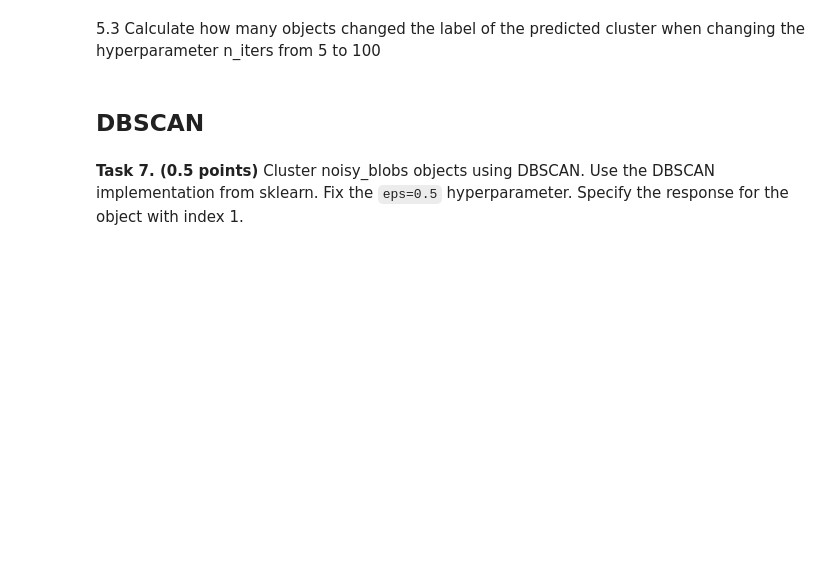
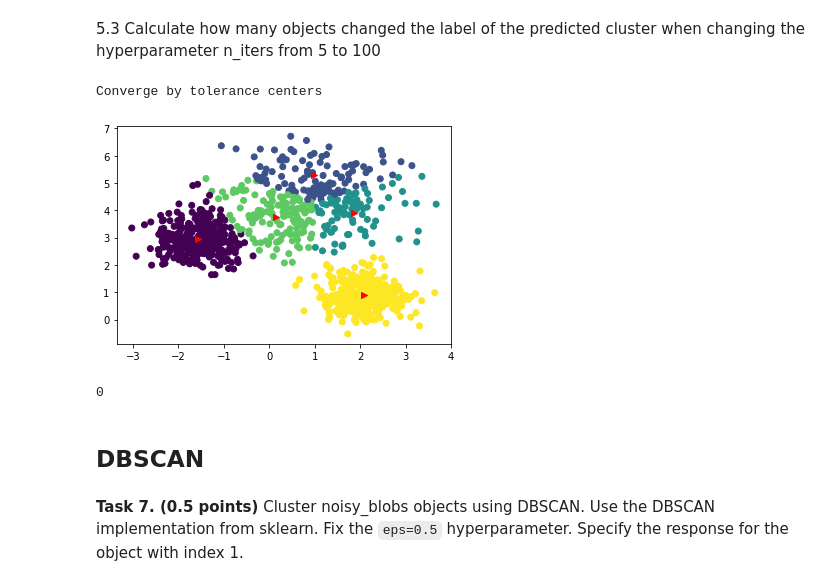
Before and after one commit to Badcat330/ml_se, a Jupyter notebook: hw/hw_5/hw5.ipynb, the cells around one changed output. Drawn from its saved outputs; the diff is of its cells as text; code cells hidden in the pictures; blank space fills up the shorter version.

```diff
--- a/hw/hw_5/hw5.ipynb
+++ b/hw/hw_5/hw5.ipynb
@@ -262,9 +309,18 @@ X, y = noisy_blobs
 # %% [markdown]
 5.3 Calculate how many objects changed the label of the predicted cluster when changing the hyperparameter n_iters from 5 to 100
+# %%
+labels_5 = myKMeans.predict(X)
+myKMeans = MyKMeans(n_clusters=5, n_iters=100)
+myKMeans.fit(X)
+labels_100 = myKMeans.predict(X)
+# %% [output]
+Converge by tolerance centers
+[figure, added]
 # %%
-## your code here
-
-num_of_changed = ...
+num_of_changed = (labels_5.shape - np.equal(labels_5, labels_100).sum())[0]
+num_of_changed
+# %% [output]
+0
 # %% [markdown]
 ## DBSCAN
 # %% [markdown]
```
Also changed, not shown: parts of 11 cells of this notebook.
